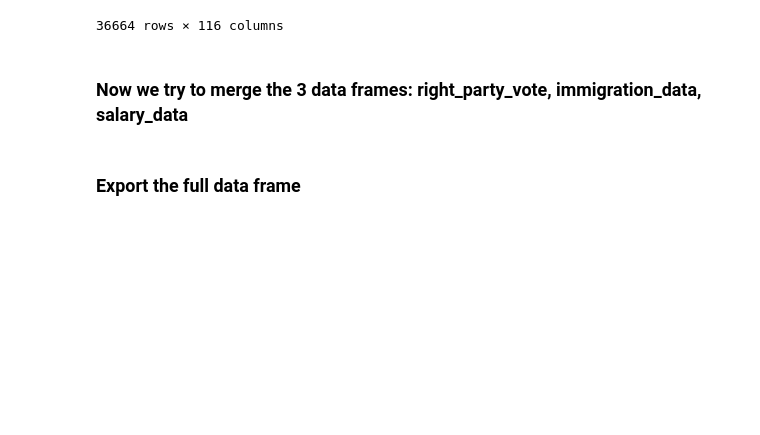
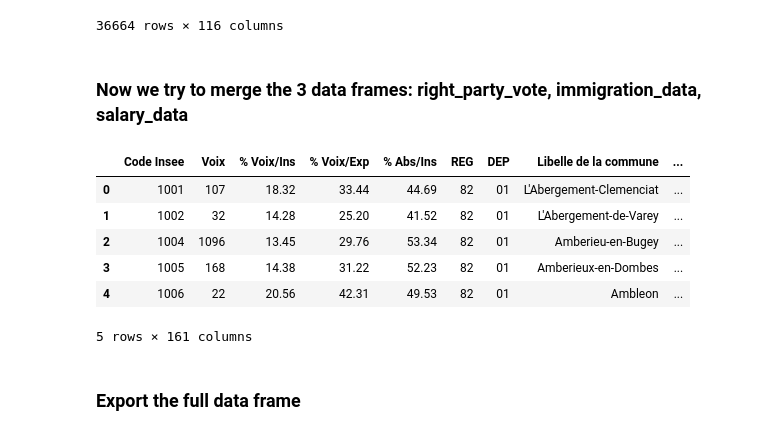
Before and after one commit to du-phan/Electoral-Analysis, a Jupyter notebook: supplementary_data_cleaning.ipynb, the cells around one changed output. Cells and saved outputs as stored; diff of their text form; code cells hidden in the pictures; blank space fills up the shorter version.

```diff
--- a/supplementary_data_cleaning.ipynb
+++ b/supplementary_data_cleaning.ipynb
@@ -161,6 +161,16 @@ immigration_salary_population = pd.merge(population_data, immigration_salary, on
 full_data_right = pd.merge(right_party_vote, immigration_salary_population, on = 'Code Insee', how = 'left')
 full_data_left = pd.merge(left_party_vote, immigration_salary_population, on = 'Code Insee', how = 'left')
 full_data_er = pd.merge(er_party_vote, immigration_salary_population, on = 'Code Insee', how = 'left')
+# %%
+full_data_right.head()
+# %% [output]
+|  | Code Insee | Voix | % Voix/Ins | % Voix/Exp | % Abs/Ins | REG | DEP | Libelle de la commune | ... |
+| 0 | 1001 | 107 | 18.32 | 33.44 | 44.69 | 82 | 01 | L'Abergement-Clemenciat | ... |
+| 1 | 1002 | 32 | 14.28 | 25.20 | 41.52 | 82 | 01 | L'Abergement-de-Varey | ... |
+| 2 | 1004 | 1096 | 13.45 | 29.76 | 53.34 | 82 | 01 | Amberieu-en-Bugey | ... |
+| 3 | 1005 | 168 | 14.38 | 31.22 | 52.23 | 82 | 01 | Amberieux-en-Dombes | ... |
+| 4 | 1006 | 22 | 20.56 | 42.31 | 49.53 | 82 | 01 | Ambleon | ... |
+5 rows × 161 columns
 # %% [markdown]
 ### Export the full data frame
 # %%
```
Also changed, not shown: parts of 1 cell of this notebook, 1 other file.
